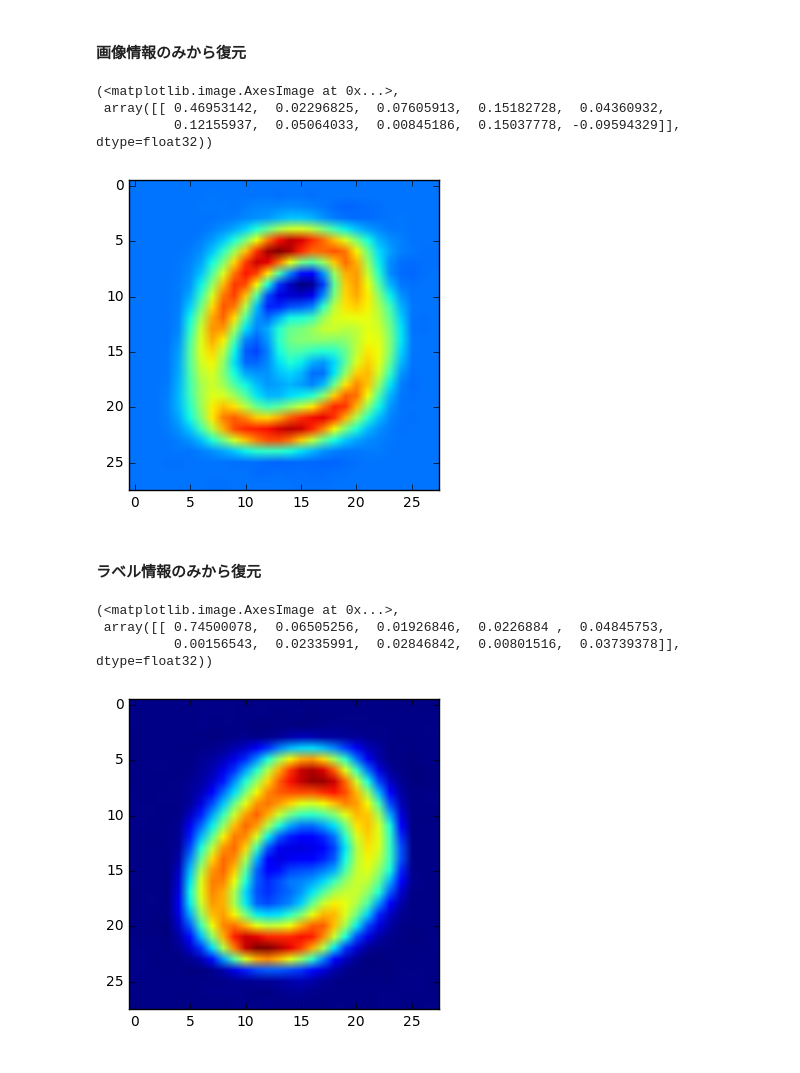
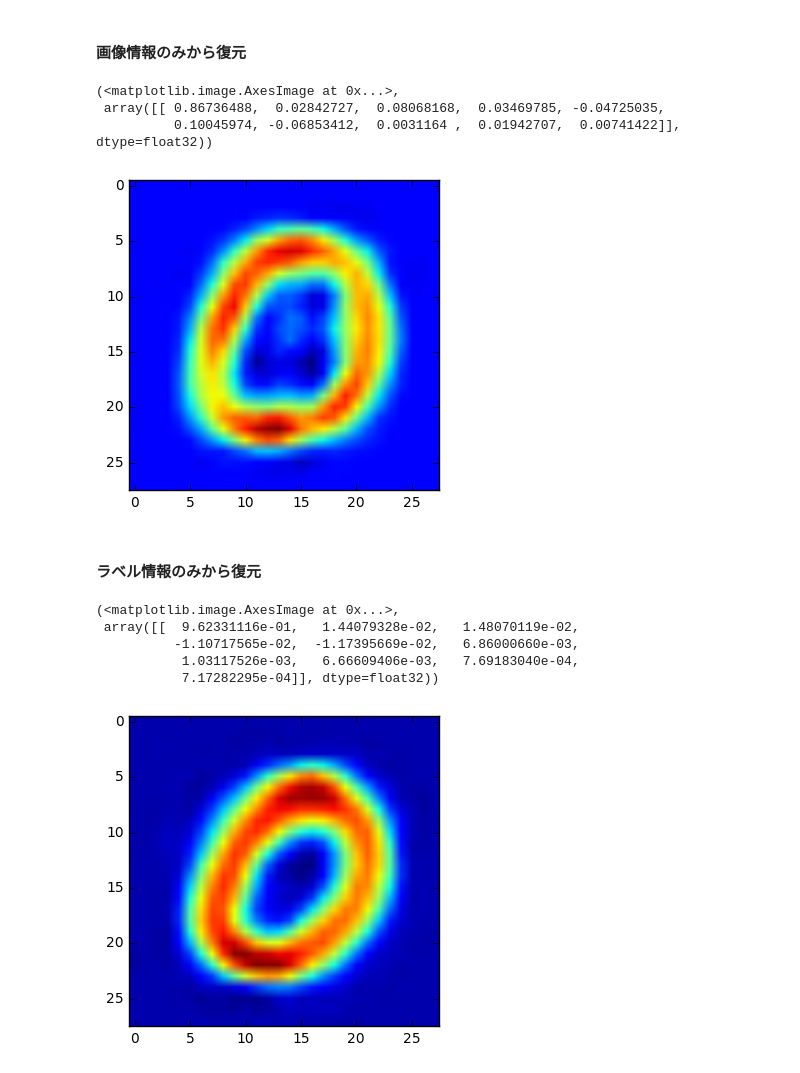
Before and after one commit to LittleWat/CommonRepresentationLearning, a Jupyter notebook: CorrNet.ipynb, the cells around one changed output. Cells and saved outputs as stored; diff of their text form; code cells hidden in the pictures.

```diff
--- a/CorrNet.ipynb
+++ b/CorrNet.ipynb
@@ -113,11 +121,12 @@ args = easydict.EasyDict({
         "batchsize": 100,
         "epoch": 20,
         "gpu": -1,
-        "out": "output",
+        "out": "mnist_output",
         "resume": False,
         "unit": 20,
         "c": 0.1,
         "frequency": 100,
+        "activation": "sigmoid",
 })
 
 
@@ -162,14 +171,14 @@ train_iter = chainer.iterators.SerialIterator(train, args.batchsize)
 test_iter = chainer.iterators.SerialIterator(test, args.batchsize,
                                              repeat=False, shuffle=False)
 
+
 x_size = train[0][0].shape[0]
 y_size = train[0][1].shape[0]
-
 # Set up a neural network to train
 # Classifier reports softmax cross entropy loss and accuracy at every
 # iteration, which will be used by the PrintReport extension below.
 #     model = L.Classifier(MLP(args.unit, 10))
-model = CorrNet(args.unit, x_size, y_size, c=args.c)
+model = CorrNet(args.unit, x_size, y_size, c=args.c, activate=eval("F." + args.activation))
 
 if args.gpu >= 0:
     chainer.cuda.get_device(args.gpu).use()  # Make a specified GPU current
@@ -202,10 +211,11 @@ trainer.extend(extensions.LogReport())
 trainer.extend(
     extensions.PlotReport(['main/loss', 'validation/main/loss'],
                           'epoch', file_name='loss.png'))
+
 trainer.extend(
-    extensions.PlotReport(
-        ['main/accuracy', 'validation/main/accuracy'],
-        'epoch', file_name='accuracy.png'))
+    extensions.PlotReport(['main/loss1', 'main/loss2', 'main/loss3',  'main/corr'],
+                          'epoch', file_name='detail_loss.png'))
+
 
 # Print selected entries of the log to stdout
 # Here "main" refers to the target link of the "main" optimizer again, and
@@ -214,7 +224,7 @@ trainer.extend(
 # either the updater or the evaluator.
 trainer.extend(extensions.PrintReport(
     ['epoch', 'main/loss', 'validation/main/loss',
-     'main/accuracy', 'validation/main/accuracy', 'elapsed_time']))
+     'main/corr', 'validation/main/corr', 'elapsed_time']))
 
 # # Print a progress bar to stdout
 # trainer.extend(extensions.ProgressBar())
@@ -262,22 +289,24 @@ plt.imshow(img)
 # %% [markdown]
 #### 画像情報のみから復元
 # %%
-recX, recY = model.encX_dec(test[test_id][0][np.newaxis,: ])
+recX, recY = model.encX_dec(test[test_id][0][xp.newaxis,: ])
 
 plt.imshow(recX.reshape([28,28])), recY
 # %% [output]
 (<matplotlib.image.AxesImage at 0x...>,
- array([[ 0.46953142,  0.02296825,  0.07605913,  0.15182728,  0.04360932,
-          0.12155937,  0.05064033,  0.00845186,  0.15037778, -0.09594329]], dtype=float32))
+ array([[ 0.86736488,  0.02842727,  0.08068168,  0.03469785, -0.04725035,
+          0.10045974, -0.06853412,  0.0031164 ,  0.01942707,  0.00741422]], dtype=float32))
-[figure, old version]
+[figure, new version]
 # %% [markdown]
 #### ラベル情報のみから復元
 # %%
-recX, recY = model.encY_dec(test[test_id][1][np.newaxis,: ])
+recX, recY = model.encY_dec(test[test_id][1][xp.newaxis,: ])
 
 plt.imshow(recX.reshape([28,28])), recY
 # %% [output]
 (<matplotlib.image.AxesImage at 0x...>,
- array([[ 0.74500078,  0.06505256,  0.01926846,  0.0226884 ,  0.04845753,
-          0.00156543,  0.02335991,  0.02846842,  0.00801516,  0.03739378]], dtype=float32))
+ array([[  9.62331116e-01,   1.44079328e-02,   1.48070119e-02,
+          -1.10717565e-02,  -1.17395669e-02,   6.86000660e-03,
+           1.03117526e-03,   6.66609406e-03,   7.69183040e-04,
+           7.17282295e-04]], dtype=float32))
-[figure, old version]
+[figure, new version]
```
Also changed, not shown: parts of 8 cells of this notebook, 1 other file.
